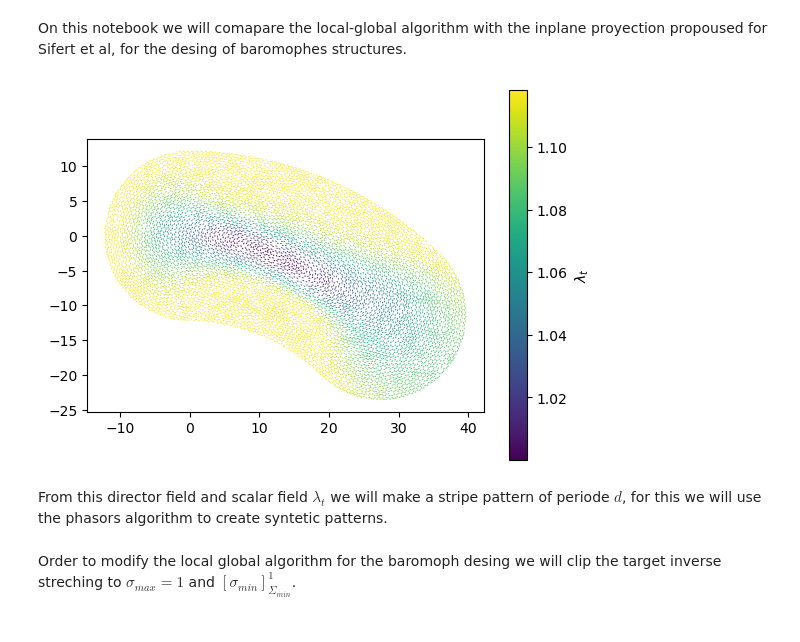
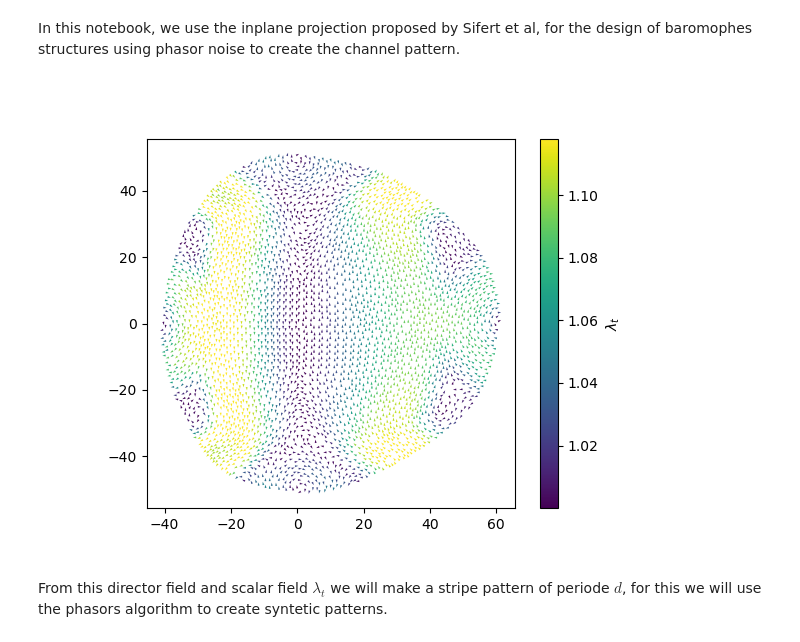
Before and after one commit to AlejandroIbarraO/Inverse_design_surfaces, a Jupyter notebook: Inverse desing baromophs.ipynb, the cells around one changed output. Cells and saved outputs as stored; diff of their text form; code cells hidden in the pictures.

```diff
--- a/Inverse desing baromophs.ipynb
+++ b/Inverse desing baromophs.ipynb
@@ -7,29 +12,28 @@ from local_global import local_global
 # %% [markdown]
-On this notebook we will comapare the local-global algorithm with the inplane proyection propoused for Sifert et al, for the desing of baromophes structures.
+In this notebook, we use the inplane projection proposed by Sifert et al, for the design of baromophes structures using phasor noise to create the channel pattern.
 # %%
 # Load the mesh and compute and create a in plane proyection u.
-file_name = 'data/non_regular.obj'
+file_name = 'data/noise_surface.obj'
 v,f = igl.read_triangle_mesh(file_name)
 # for this particular case we take the proyection over the xy plane
 u = v[:,:2].copy()
 # for use the in plane proyection aproach we need to compute the gradient of the height.
 grad = igl.grad(v,f) # discrete gradient operator
 d_h = grad.dot(v[:,2]) # gradient of the hieght
 d_h = np.reshape(d_h,(len(f),3), order = 'F')
 hx = d_h[:,0]
 hy = d_h[:,1]
 lmt = np.sqrt(1+hx**2+hy**2) # strech of the channels
 ux = -hy/np.sqrt(hx**2+hy**2) # director field
 uy = hx/np.sqrt(hx**2+hy**2)
 p = u[f].mean(axis= 1)  # centers of the triangles
 
 fig, axs = plt.subplots(1,1)
 cs = axs.quiver(p[:,0],p[:,1],ux,uy,lmt)
 cbar = fig.colorbar(cs,label = '$\lambda_t$')
 axs.set_aspect('equal', 'box')
+plt.show()
 # %% [output]
-[figure, old version]
+[figure, new version]
 # %% [markdown]
 From this director field and scalar field $\lambda_t$ we will make a stripe pattern of periode $d$, for this we will use the phasors algorithm to create syntetic patterns.
-# %% [markdown]
-Order to modify the local global algorithm for the baromoph desing we will clip the target inverse streching to $\sigma_{max} =1$ and $\left[ \sigma_{min} \right]^1_{\Sigma_{min}}$.
```
Also changed, not shown: parts of 4 cells of this notebook, 9 other files.
